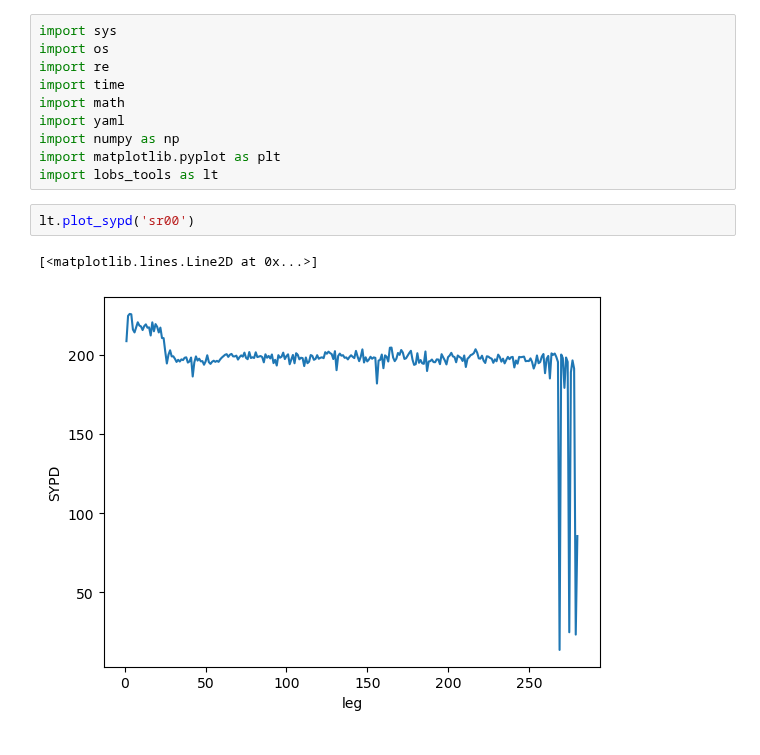
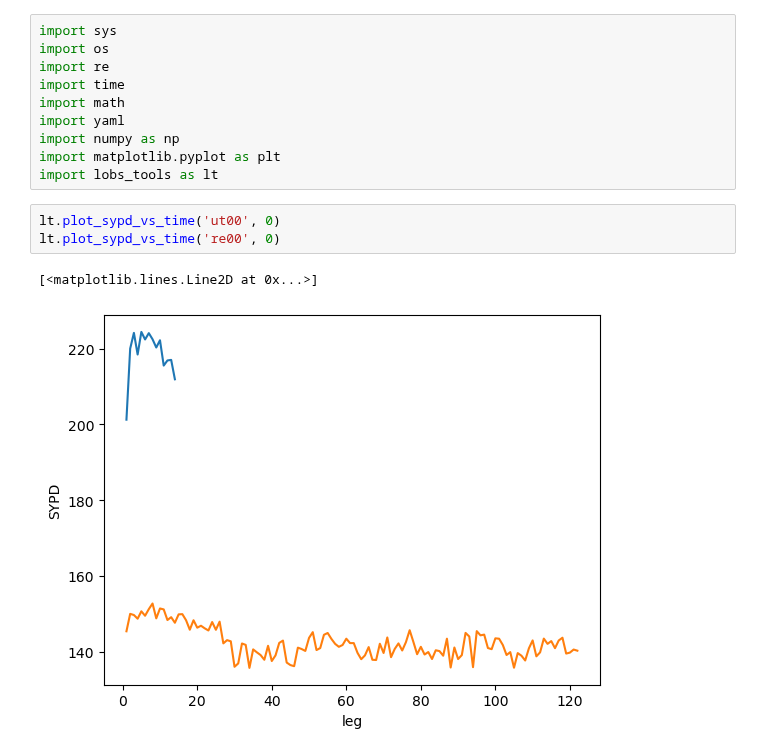
Before and after one commit to asozza/stece, a Jupyter notebook: lobs/test.ipynb, the cells around one changed output. Saved outputs shown, nothing was run; the diff lists cells and outputs as text.

```diff
--- a/lobs/test.ipynb
+++ b/lobs/test.ipynb
@@ -8,8 +8,9 @@ import yaml
 import numpy as np
 import matplotlib.pyplot as plt
 import lobs_tools as lt
-# %%
-lt.plot_sypd('sr00')
-# %% [output]
-[<matplotlib.lines.Line2D at 0x...>]
-[figure, removed]
+# %%
+lt.plot_sypd_vs_time('ut00', 0)
+lt.plot_sypd_vs_time('re00', 0)
+# %% [output]
+[<matplotlib.lines.Line2D at 0x...>]
+[figure, added]
```
Also changed, not shown: parts of 2 cells of this notebook, 5 other files.
